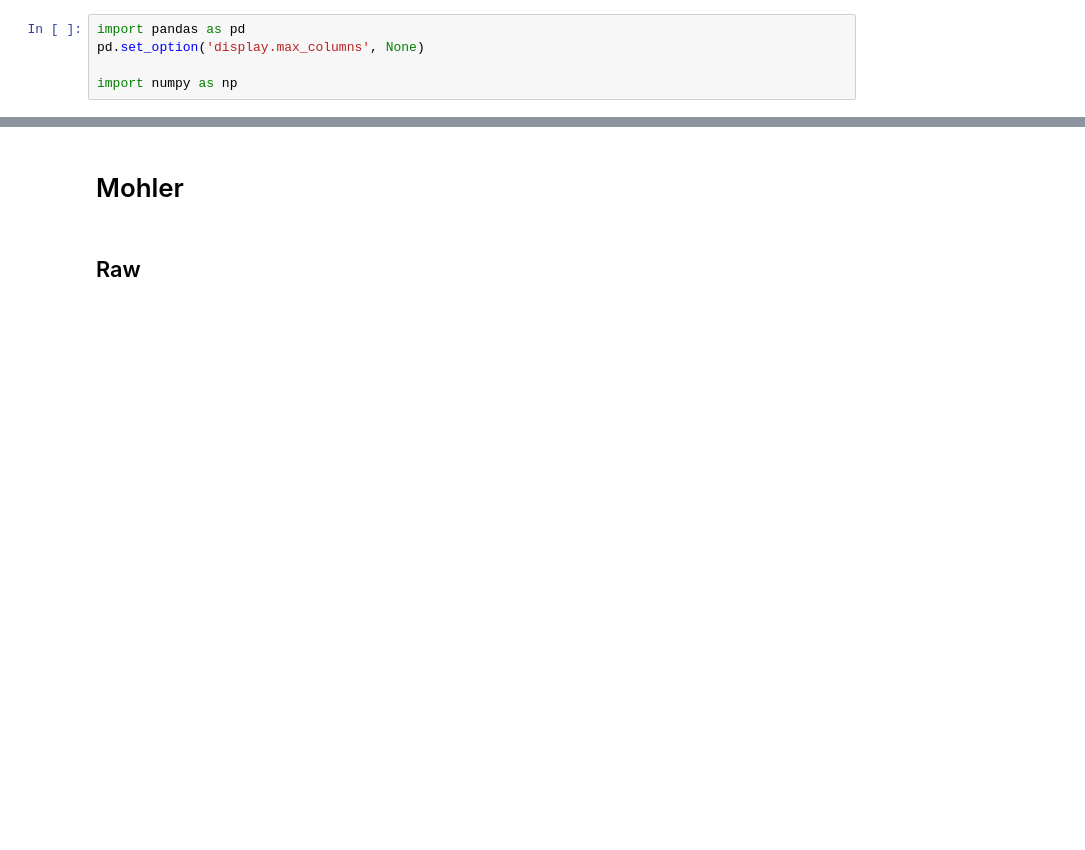
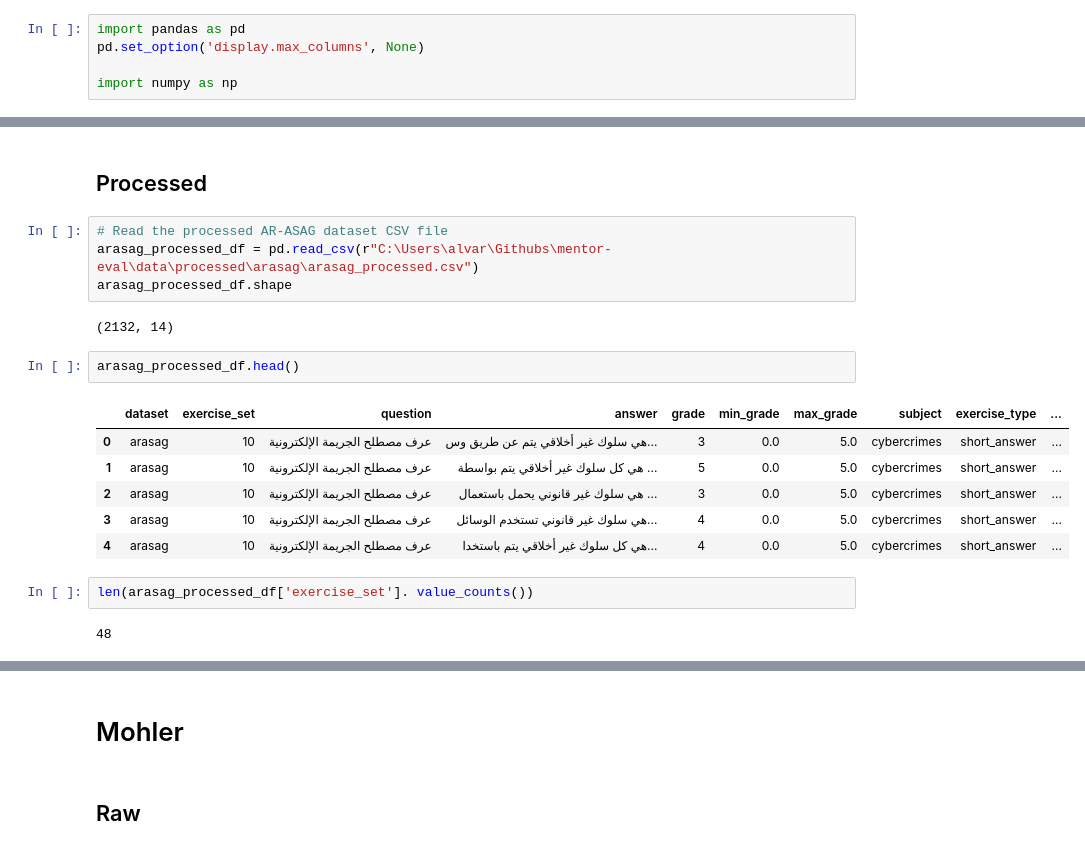
Before and after one commit to alvaro-francisco-gil/mentor-eval, a Jupyter notebook: data/datasets_exploration.ipynb, the cells around one changed output, grey strips where cells are left out. Drawn from its saved outputs; the diff is of its cells as text; blank space fills up the shorter version.

Commit message:
add arasag dataset

```diff
--- a/data/datasets_exploration.ipynb
+++ b/data/datasets_exploration.ipynb
@@ -5,0 +49,21 @@ import numpy as np
+# %% [markdown]
+## Processed
+# %%
+# Read the processed AR-ASAG dataset CSV file
+arasag_processed_df = pd.read_csv(r"C:\Users\alvar\Githubs\mentor-eval\data\processed\arasag\arasag_processed.csv")
+arasag_processed_df.shape
+# %% [output]
+(2132, 14)
+# %%
+arasag_processed_df.head()
+# %% [output]
+|  | dataset | exercise_set | question | answer | grade | min_grade | max_grade | subject | exercise_type | ... |
+| 0 | arasag | 10 | عرف مصطلح الجريمة الإلكترونية | هي سلوك غير أخلاقي يتم عن طريق وس... | 3 | 0.0 | 5.0 | cybercrimes | short_answer | ... |
+| 1 | arasag | 10 | عرف مصطلح الجريمة الإلكترونية | هي كل سلوك غير أخلاقي يتم بواسطة ... | 5 | 0.0 | 5.0 | cybercrimes | short_answer | ... |
+| 2 | arasag | 10 | عرف مصطلح الجريمة الإلكترونية | هي سلوك غير قانوني يحمل باستعمال ... | 3 | 0.0 | 5.0 | cybercrimes | short_answer | ... |
+| 3 | arasag | 10 | عرف مصطلح الجريمة الإلكترونية | هي سلوك غير قانوني تستخدم الوسائل... | 4 | 0.0 | 5.0 | cybercrimes | short_answer | ... |
+| 4 | arasag | 10 | عرف مصطلح الجريمة الإلكترونية | هي كل سلوك غير أخلاقي يتم باستخدا... | 4 | 0.0 | 5.0 | cybercrimes | short_answer | ... |
+# %%
+len(arasag_processed_df['exercise_set']. value_counts())
+# %% [output]
+48
```
Also changed, not shown: parts of 15 cells of this notebook, 14 other files.
